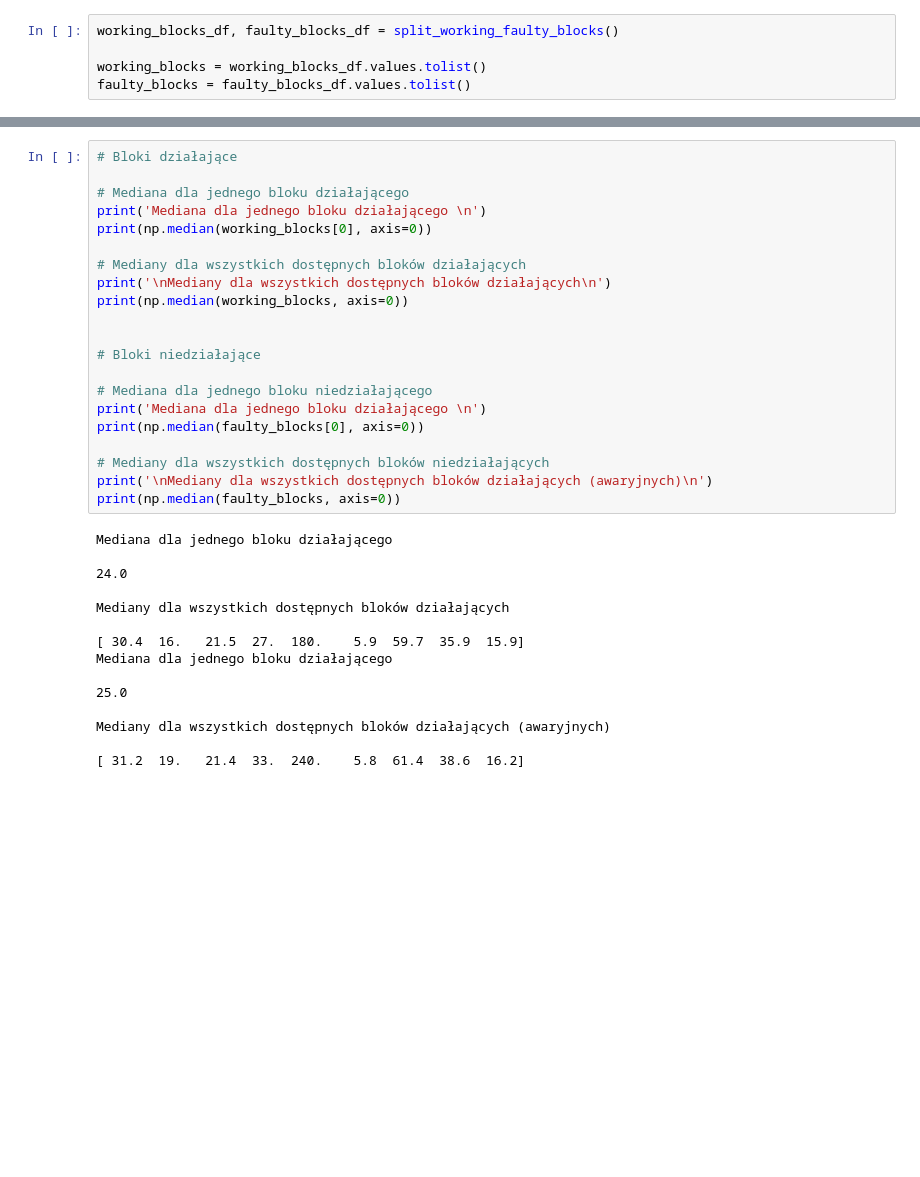
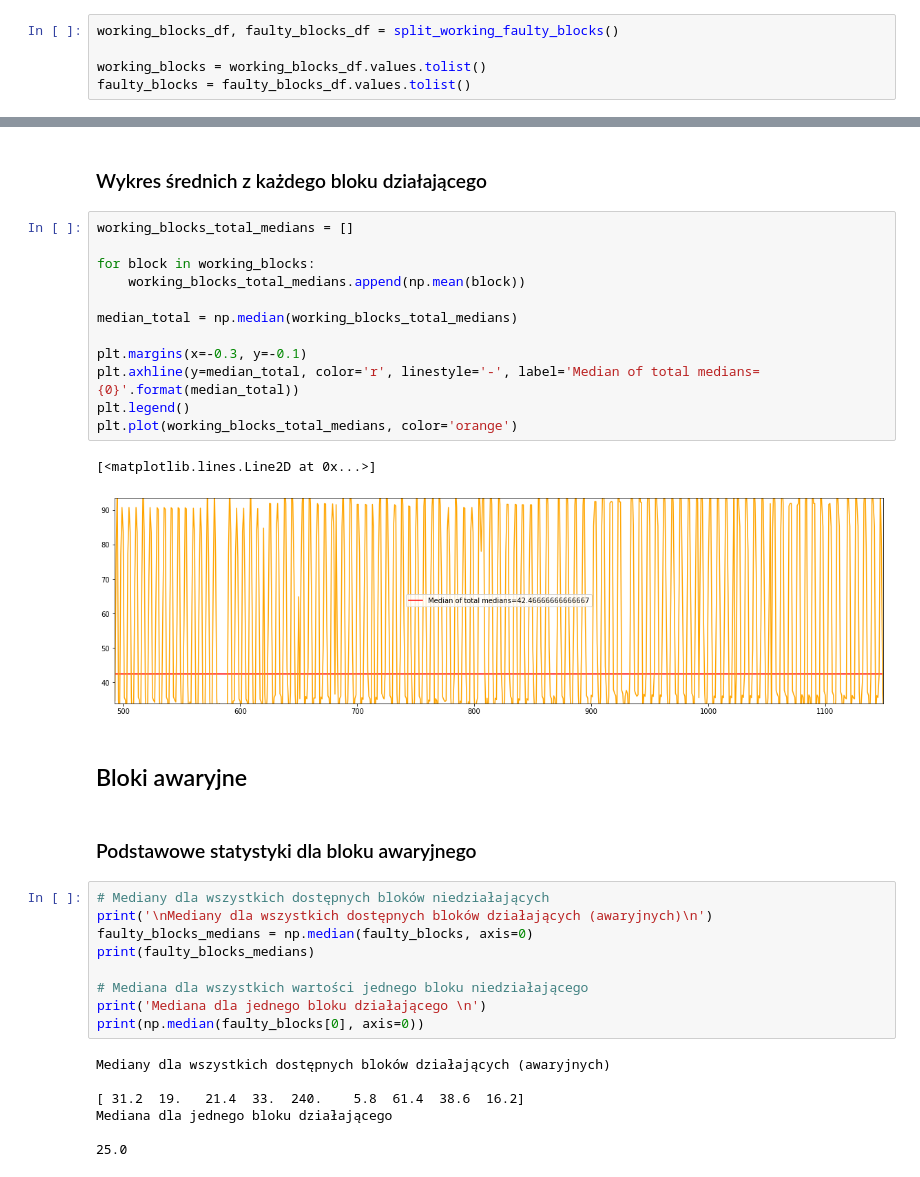
Before and after one commit to nerooc/device-downtime-detection, a Jupyter notebook: data_analysis/medians.ipynb, the cells around one changed output, grey strips where cells are left out. Drawn from its saved outputs; the diff is of its cells as text; blank space fills up the shorter version.

```diff
--- a/data_analysis/medians.ipynb
+++ b/data_analysis/medians.ipynb
@@ -19,36 +64,37 @@ faulty_blocks = faulty_blocks_df.values.tolist()
+# %% [markdown]
+### Wykres średnich z każdego bloku działającego
+# %%
+working_blocks_total_medians = []
+
+for block in working_blocks:
+    working_blocks_total_medians.append(np.mean(block))
+
+median_total = np.median(working_blocks_total_medians)
+
+plt.margins(x=-0.3, y=-0.1)
+plt.axhline(y=median_total, color='r', linestyle='-', label='Median of total medians={0}'.format(median_total))
+plt.legend()
+plt.plot(working_blocks_total_medians, color='orange')
+# %% [output]
+[<matplotlib.lines.Line2D at 0x...>]
+[figure, added]
+# %% [markdown]
+## Bloki awaryjne
+# %% [markdown]
+### Podstawowe statystyki dla bloku awaryjnego
 # %%
-# Bloki działające
+# Mediany dla wszystkich dostępnych bloków niedziałających
+print('\nMediany dla wszystkich dostępnych bloków działających (awaryjnych)\n')
+faulty_blocks_medians = np.median(faulty_blocks, axis=0)
+print(faulty_blocks_medians)
 
-# Mediana dla jednego bloku działającego
-print('Mediana dla jednego bloku działającego \n')
-print(np.median(working_blocks[0], axis=0))
-
-# Mediany dla wszystkich dostępnych bloków działających
-print('\nMediany dla wszystkich dostępnych bloków działających\n')
-print(np.median(working_blocks, axis=0))
-
-
-# Bloki niedziałające
-
-# Mediana dla jednego bloku niedziałającego
+# Mediana dla wszystkich wartości jednego bloku niedziałającego
 print('Mediana dla jednego bloku działającego \n')
 print(np.median(faulty_blocks[0], axis=0))
-
-# Mediany dla wszystkich dostępnych bloków niedziałających
-print('\nMediany dla wszystkich dostępnych bloków działających (awaryjnych)\n')
-print(np.median(faulty_blocks, axis=0))
 # %% [output]
-Mediana dla jednego bloku działającego
+Mediany dla wszystkich dostępnych bloków działających (awaryjnych)
 
-24.0
-
-Mediany dla wszystkich dostępnych bloków działających
-
-[ 30.4  16.   21.5  27.  180.    5.9  59.7  35.9  15.9]
+[ 31.2  19.   21.4  33.  240.    5.8  61.4  38.6  16.2]
 Mediana dla jednego bloku działającego
 
 25.0
-
-Mediany dla wszystkich dostępnych bloków działających (awaryjnych)
-
-[ 31.2  19.   21.4  33.  240.    5.8  61.4  38.6  16.2]
```
Also changed, not shown: parts of 11 cells of this notebook, 1 other file.
